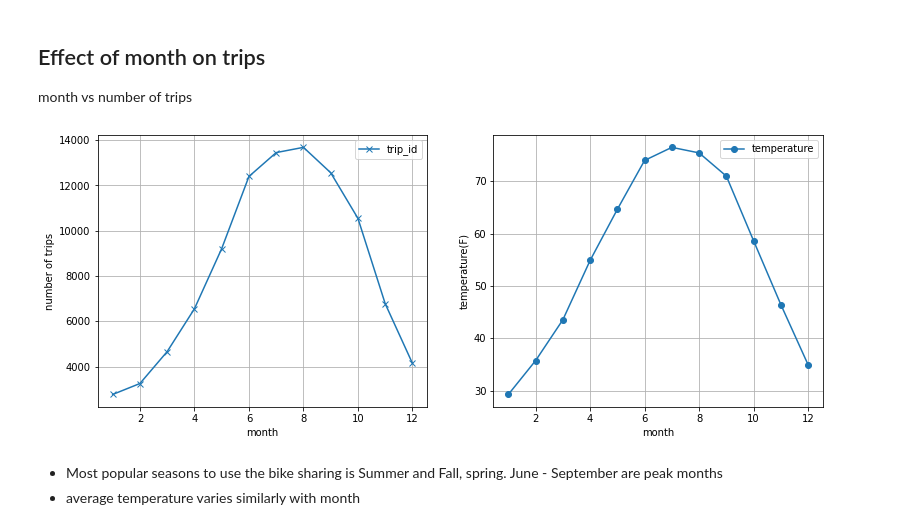
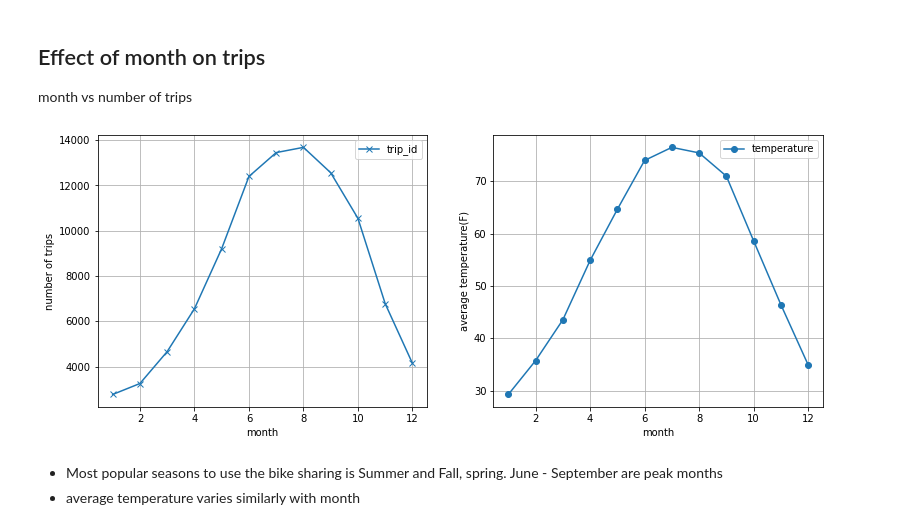
Before and after one commit to c-perumalla/cbs_challenge, a Jupyter notebook: cbs_challenge/notebooks/Exploration.ipynb, the cells around one changed output. Cells and saved outputs as stored; diff of their text form; code cells hidden in the pictures.

```diff
--- a/cbs_challenge/notebooks/Exploration.ipynb
+++ b/cbs_challenge/notebooks/Exploration.ipynb
@@ -58,19 +58,21 @@ month vs number of trips
 # %%
 month_df = df.groupby('month').aggregate({'trip_id': pandas.Series.nunique})
 f, ax = plt.subplots(1,2, figsize=(13, 5))
 month_df.plot(ax=ax[0], marker='x')
 ax[0].set_ylabel('number of trips')
 ax[0].legend()
 ax[0].grid()
 
-month_temperature_df = df.groupby('month').aggregate({'temperature': pandas.Series.mean})
-month_temperature_df.plot(ax=ax[1], marker='o')
-ax[1].set_ylabel('temperature(F)')
+month_mean_temperature_df = df.groupby('month').aggregate({'temperature': pandas.Series.mean})
+
+month_mean_temperature_df.plot(ax=ax[1], marker='o')
+
+ax[1].set_ylabel('average temperature(F)')
 plt.legend()
 plt.grid()
 plt.show()
 # %% [output]
-[figure, old version]
+[figure, new version]
 # %% [markdown]
 - Most popular seasons to use the bike sharing is Summer and Fall, spring. June - September are peak months
 - average temperature varies similarly with month
```
Also changed, not shown: parts of 9 cells of this notebook.
